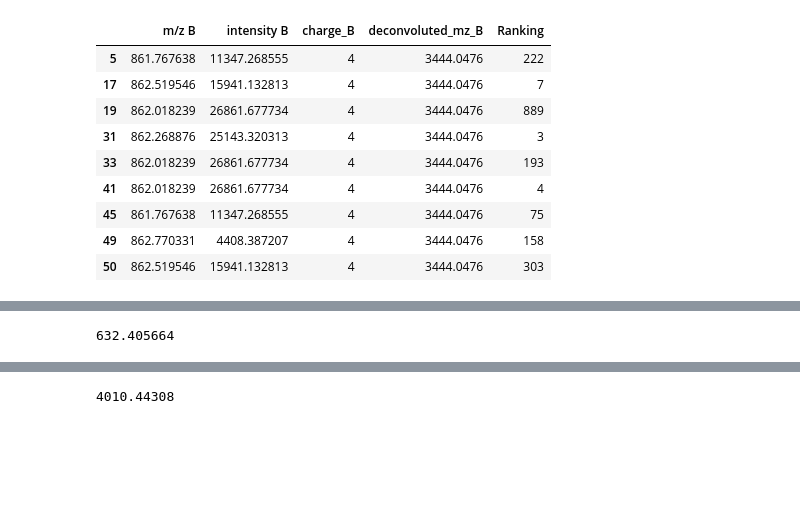
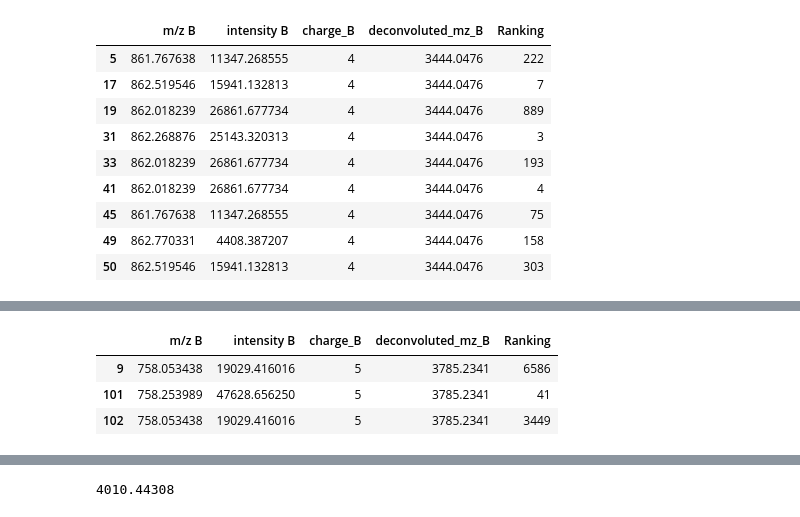
Before and after one commit to Kevinxsn/2D_spec_dict, a Jupyter notebook: pepline/pepline_test.ipynb, the cells around one changed output, grey strips where cells are left out. Saved outputs shown, nothing was run; the diff lists cells and outputs as text; code cells hidden in the pictures; blank space fills up the shorter version.

```diff
--- a/pepline/pepline_test.ipynb
+++ b/pepline/pepline_test.ipynb
@@ -348,5 +350,8 @@ df[(df['Ranking'] == 16)]
 # %%
-316.202832 * 2
+df[(df['envelope_id_B'] == 67)][['m/z B', 'intensity B', 'charge_B', 'deconvoluted_mz_B', 'Ranking']]
 # %% [output]
-632.405664
+|  | m/z B | intensity B | charge_B | deconvoluted_mz_B | Ranking |
+| 9 | 758.053438 | 19029.416016 | 5 | 3785.2341 | 6586 |
+| 101 | 758.253989 | 47628.656250 | 5 | 3785.2341 | 41 |
+| 102 | 758.053438 | 19029.416016 | 5 | 3785.2341 | 3449 |
 # %%
```
Also changed, not shown: parts of 9 cells of this notebook, 11 other files.
